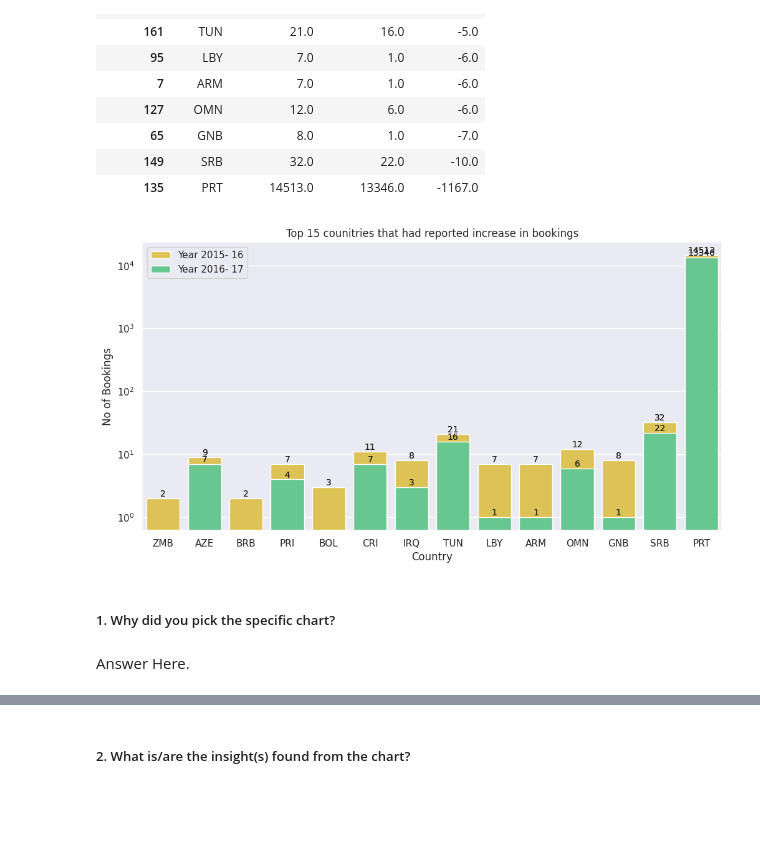
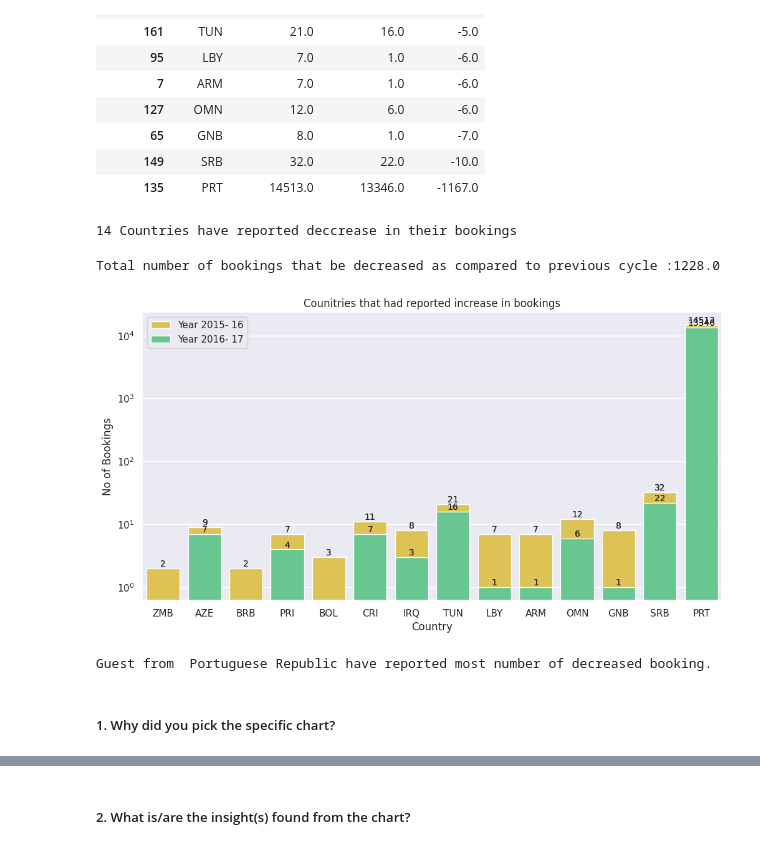
Before and after one commit to Bhushan0097/01.-CAPSTONE-PROJECT----Hotel-Bookings.csv, a Jupyter notebook: 01_Capstone_Project_EDA_HotelBooking.ipynb, the cells around one changed output, grey strips where cells are left out. Cells and saved outputs as stored; diff of their text form; code cells hidden in the pictures; blank space fills up the shorter version.

```diff
--- a/01_Capstone_Project_EDA_HotelBooking.ipynb
+++ b/01_Capstone_Project_EDA_HotelBooking.ipynb
@@ -1004,9 +1021,10 @@ Countries_count.head()
 # Chart - 1 visualization code
 # Displaying Top Top 10 Countries from where most bookings were made
 
-# Visualizing the missing values as Histogram
+# customizing the theme for the plot
+sns.set_theme(style="white")
+sns.color_palette("husl", 9)
 
-sns.set(style = "darkgrid")
 
 # setting the dimensions of the plot
 fig, ax = plt.subplots(figsize=(10, 4))
@@ -1016,7 +1034,13 @@ vis = sns.barplot(data=Countries_count.head(10), x="country", y="Count")
 vis.set_xticklabels(labels=Countries_count['country'].head(10))
 
 for i in vis.containers: # displaying the count number on top of each bar
-    vis.bar_label(i)
+    vis.bar_label(i,size='small')
+
+
+
+plt.title("Top 10 Countries from where Guest most bookings were made\n\n", fontsize=15, fontweight=0, color='#334960', loc='center' , style='normal' )
+plt.xlabel('Country')
+plt.ylabel('No of Bookings')
 
 
 # Show the plot
@@ -1059,7 +1116,7 @@ country_count_by_year
 #Pivot Table : Tool to summarize and organize the data by selecting certain columns and rows to obtain a desited report.
 #( Source : https://www.techtarget.com/searchdatamanagement/definition/pivot-table)
 cycle = pd.pivot_table(country_count_by_year,values = 'count', index = ['country'], columns = ['Year_Cycle'],aggfunc = np.sum)
-cycle.reset_index(inplace = True)
+cycle = cycle.reset_index()
 cycle.head()
 # %% [output]
 | Year_Cycle | country | Year 2015- 16 | Year 2016- 17 |
@@ -1108,5 +1165,6 @@ Diff_booking
 177 rows × 4 columns
 # %%
 Increase_booking = Diff_booking[Diff_booking['Difference']>0]
+Increase_booking = Increase_booking.reset_index()
 Increase_booking.head(15)
 # %% [output]
@@ -1132,0 +1187,3 @@ Total number of Countries that have reported increase in their bookings  : 132
+# %%
+Increase_booking = Increase_booking.drop(['index'], axis=1)
+Increase_booking.head(5)
@@ -1190,36 +1286,49 @@ Decrease_booking.tail(15)
 | 65 | GNB | 8.0 | 1.0 | -7.0 |
 | 149 | SRB | 32.0 | 22.0 | -10.0 |
 | 135 | PRT | 14513.0 | 13346.0 | -1167.0 |
+# %%
+print(f'{Decrease_booking.shape[0] } Countries have reported deccrease in their bookings ')
+# %% [output]
+14 Countries have reported deccrease in their bookings
+# %%
+# abs() - python inbuilt function , it gives absolute value of any number
+
+print(f"Total number of bookings that be decreased as compared to previous cycle :{abs(Decrease_booking['Difference'].sum())}")
+# %% [output]
+Total number of bookings that be decreased as compared to previous cycle :1228.0
 # %%
 # Chart - 3 visualization code
-# Displaying Top 15 counitries that had reported decrease in bookings.
+# Displaying  counitries that had reported decrease in bookings.
 
 fig, ax = plt.subplots(figsize=(12, 6))
 
 sns.set(style = "darkgrid")
 
-bar_plot1 = sns.barplot(x='country', y='Year 2015- 16', data=Decrease_booking.tail(15), label="Year 2015- 16", color="#F4D03F")
-bar_plot2 = sns.barplot(x='country', y='Year 2016- 17', data=Decrease_booking.tail(15) , label="Year 2016- 17", color="#58D68D")
-bar_plot2.set_title('Top 15 counitries that had reported increase in bookings')
+bar_plot1 = sns.barplot(x='country', y='Year 2015- 16', data=Decrease_booking, label="Year 2015- 16", color="#F4D03F")
+bar_plot2 = sns.barplot(x='country', y='Year 2016- 17', data=Decrease_booking , label="Year 2016- 17", color="#58D68D")
+bar_plot2.set_title('Counitries that had reported increase in bookings')
 
 
 plt.legend(ncol=1, loc="upper left", frameon=True)
-
 
 for i,j in zip(bar_plot2.containers,bar_plot1.containers): # displaying the count number on top of each bar
     bar_plot1.bar_label(j , size='small')
     bar_plot2.bar_label(i , size='small')
 
 
 plt.xlabel('Country')
 plt.ylabel('No of Bookings')
 
+#setting scale to log  for proper visualazation of the plot
 ax.set_yscale('log')
 
 plt.show()
 # %% [output]
-[figure, old version]
+[figure, new version]
+# %%
+top_1 = countries_name_dict.get(Decrease_booking['country'].iloc[-1])
+print( 'Guest from ',top_1, 'have reported most number of decreased booking.' )
+# %% [output]
+Guest from  Portuguese Republic have reported most number of decreased booking.
 # %% [markdown]
 ##### 1. Why did you pick the specific chart?
-# %% [markdown]
-Answer Here.
```
Also changed, not shown: parts of 44 cells of this notebook.
